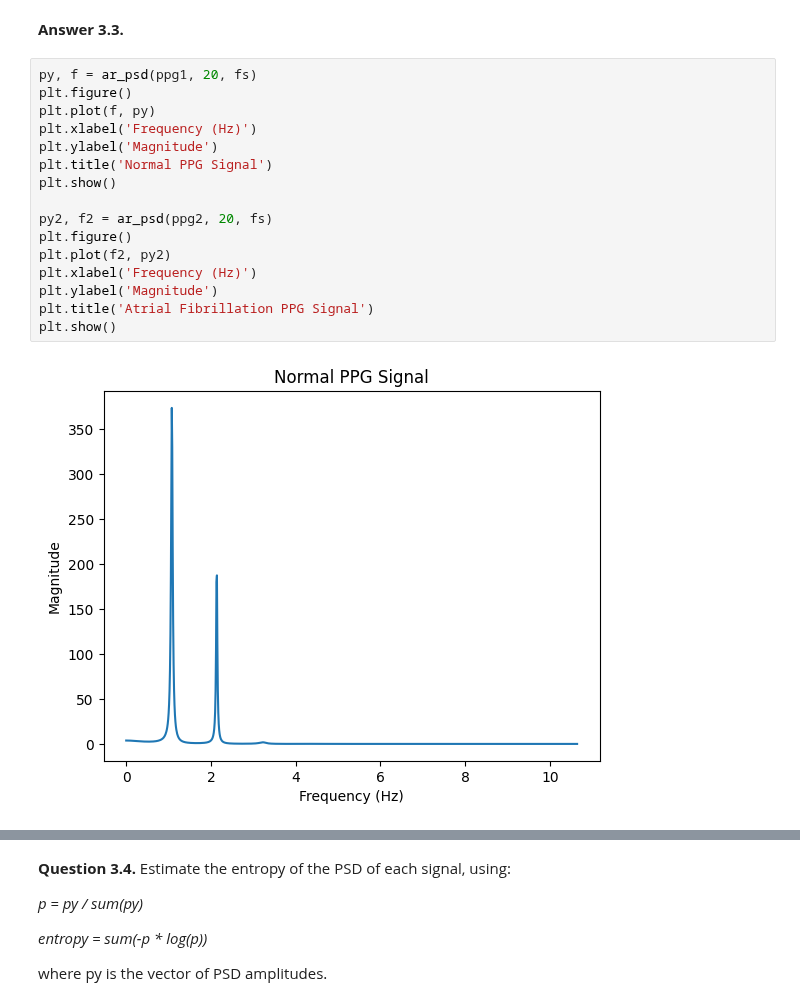
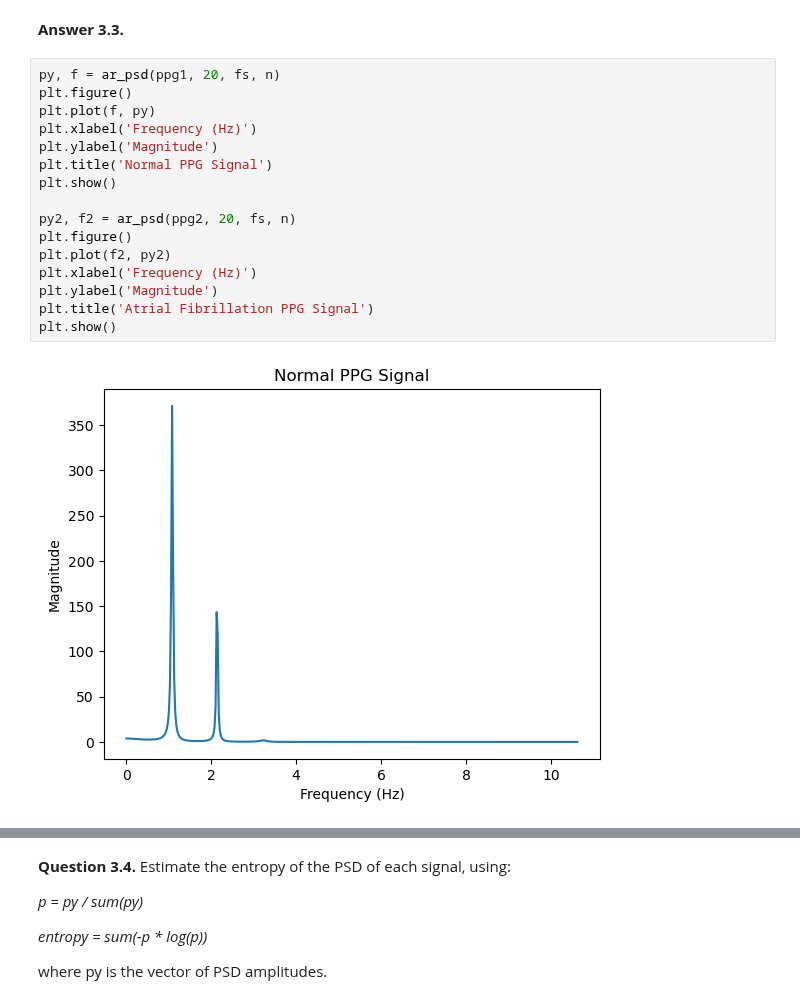
Before and after one commit to roduit/EE-512-Biomedical-signal-processing, a Jupyter notebook: labs/lab06/Lab_LinearModels2_complete.ipynb, the cells around one changed output, grey strips where cells are left out. Drawn from its saved outputs; the diff is of its cells as text.

```diff
--- a/labs/lab06/Lab_LinearModels2_complete.ipynb
+++ b/labs/lab06/Lab_LinearModels2_complete.ipynb
@@ -495,20 +495,20 @@ The ratio of the excitation variance to the signal variance for the second PPG s
 # %% [markdown]
 **Answer 3.3.**
 # %%
-py, f = ar_psd(ppg1, 20, fs)
+py, f = ar_psd(ppg1, 20, fs, n)
 plt.figure()
 plt.plot(f, py)
 plt.xlabel('Frequency (Hz)')
 plt.ylabel('Magnitude')
 plt.title('Normal PPG Signal')
 plt.show()
 
-py2, f2 = ar_psd(ppg2, 20, fs)
+py2, f2 = ar_psd(ppg2, 20, fs, n)
 plt.figure()
 plt.plot(f2, py2)
 plt.xlabel('Frequency (Hz)')
 plt.ylabel('Magnitude')
 plt.title('Atrial Fibrillation PPG Signal')
 plt.show()
 # %% [output]
-[figure, old version]
+[figure, new version]
```
Also changed, not shown: parts of 14 cells of this notebook.
